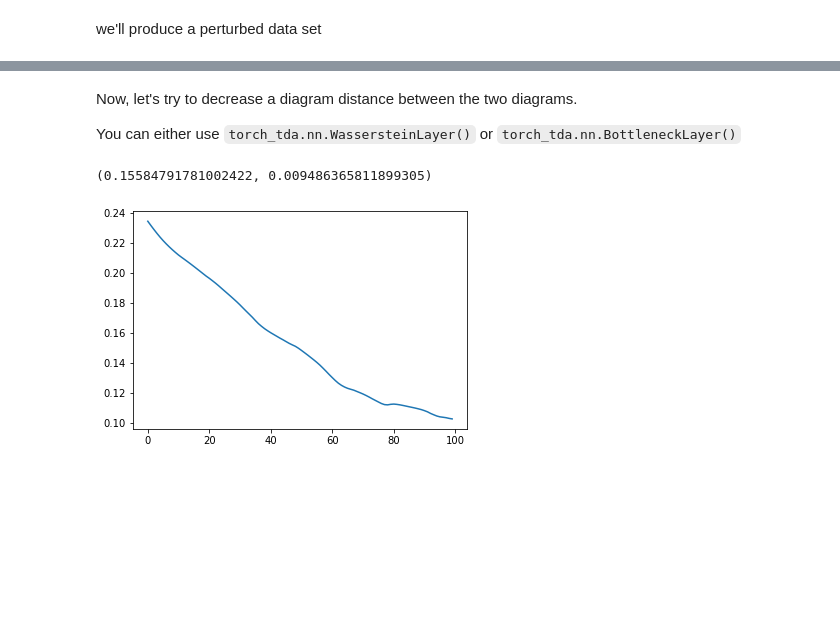
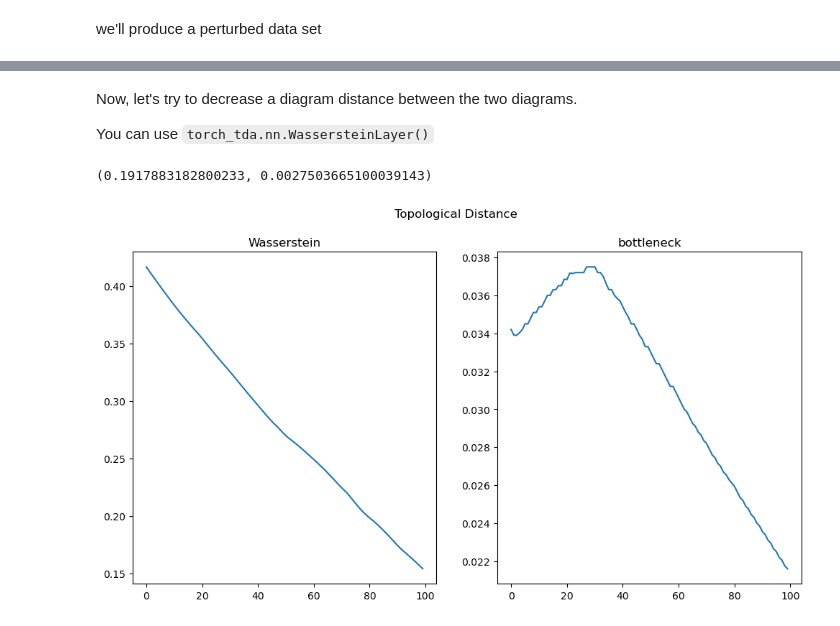
Before and after one commit to CompTop/torch-tda, a Jupyter notebook: docs/examples/PD_opt.ipynb, the cells around one changed output, grey strips where cells are left out. Cells and saved outputs as stored; diff of their text form; code cells hidden in the pictures; blank space fills up the shorter version.

```diff
--- a/docs/examples/PD_opt.ipynb
+++ b/docs/examples/PD_opt.ipynb
@@ -61,4 +86,4 @@ plt.show()
 # %% [markdown]
 Now, let's try to decrease a diagram distance between the two diagrams.
 
-You can either use `torch_tda.nn.WassersteinLayer()` or `torch_tda.nn.BottleneckLayer()`
+You can use `torch_tda.nn.WassersteinLayer()`
@@ -66,8 +112,8 @@ You can either use `torch_tda.nn.WassersteinLayer()` or `torch_tda.nn.Bottleneck
 import time
 
 DB = torch_tda.nn.WassersteinLayer()
-dgm01cpy = dgm0[1].detach()
-
+dgm01cpy = dgm0[1][0].detach()
+bot_dist = []
 # take a few gradient descent steps
 optimizer = torch.optim.Adam([X], lr=1e-4)
 losses = []
@@ -80,9 +126,10 @@ for i in tqdm(range(100)):
     t1 = time.monotonic()
     tph.append(t1 - t0)
 
-    dgms0 = dgms[1]
+    dgms0 = dgms[1][0]
     t0 = time.monotonic()
     loss = DB(dgms0, dgm01cpy) # compute Wasserstein distances btw 2 diagrams
+    bot_dist.append(bott_dist(dgms0, dgm01cpy))
     t1 = time.monotonic()
     tdb.append(t1 - t0)
 
@@ -92,12 +139,19 @@ for i in tqdm(range(100)):
 
 np.mean(tph), np.mean(tdb)
 # %% [output]
-(0.15584791781002422, 0.009486365811899305)
+(0.1917883182800233, 0.0027503665100039143)
-# %%
-plt.plot(losses)
-plt.show()
-# %% [output]
-[figure, removed]
+# %%
+fig, (ax0, ax1) = plt.subplots(nrows=1, ncols=2, sharex=True,
+                                    figsize=(12, 6))
+
+ax0.set_title('Wasserstein')
+ax0.plot(losses)
+ax1.set_title('bottleneck')
+ax1.plot(bot_dist)
+fig.suptitle('Topological Distance')
+plt.show()
+# %% [output]
+[figure, added]
 # %%
 y = X.detach().numpy()
 fig, ax = plt.subplots(ncols=2, figsize=(10,5))
```
Also changed, not shown: parts of 9 cells of this notebook, 6 other files.
